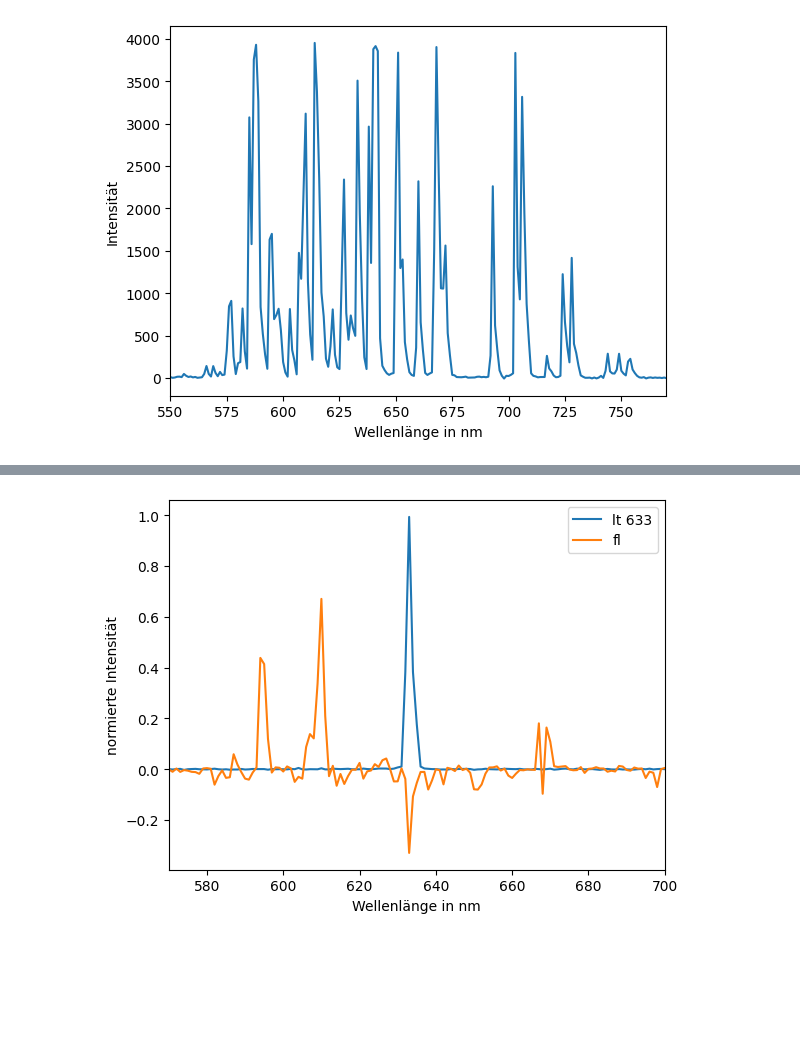
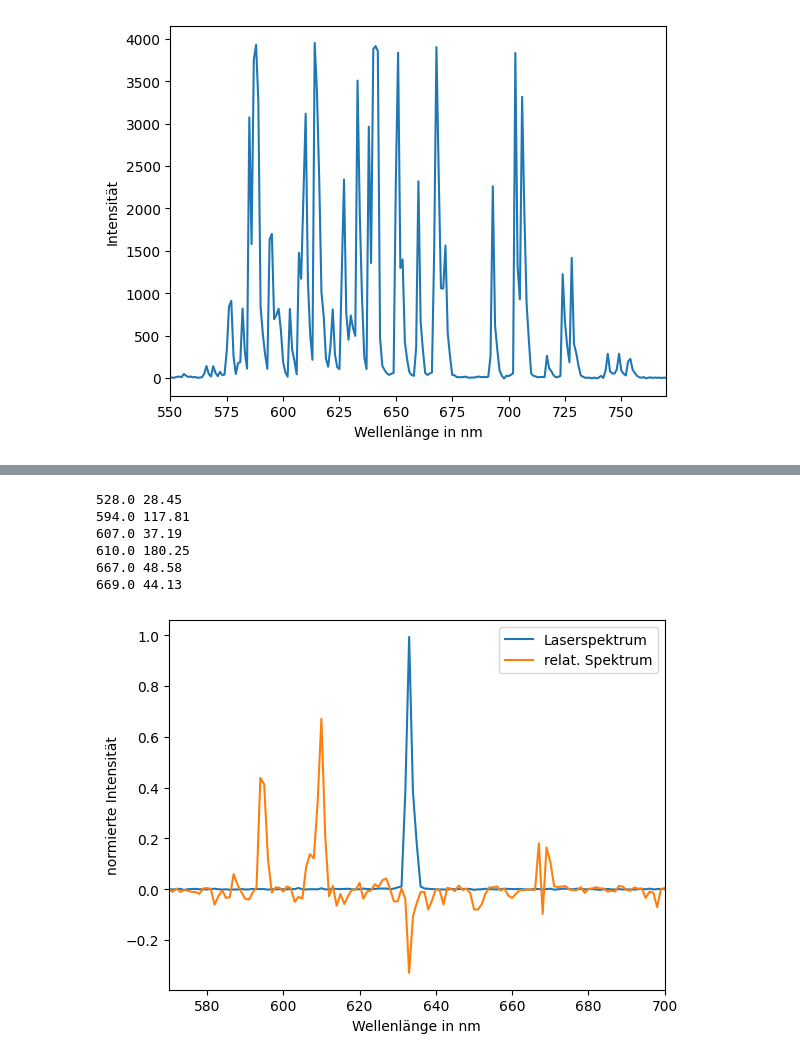
Before and after one commit to emhl/FP1, a Jupyter notebook: HeNe-Laser.ipynb, the cells around one changed output, grey strips where cells are left out. Saved outputs shown, nothing was run; the diff lists cells and outputs as text; code cells hidden in the pictures; blank space fills up the shorter version.

```diff
--- a/HeNe-Laser.ipynb
+++ b/HeNe-Laser.ipynb
@@ -449,11 +466,18 @@ plt.savefig("HeNe-Laser/output/5-fluoreszenz-zoom.png")
 # %% [output]
 [figure]
 # %%
-plt.plot(db_633[0],norm2(db_633[1]),label='db 633')
-plt.plot(fl_db_633[0],norm2(fl_db_633[1]),label='fl')
+plt.plot(db_633[0],norm2(db_633[1]),label='Laserspektrum')
+plt.plot(fl_db_633[0],norm2(fl_db_633[1]),label='relat. Spektrum')
 
 plt.xlim(570,700)
 plt.legend()
+
+# find peaks
+peaks = find_peaks(norm2(fl_db_633[1]),height=0.1)
+for i in peaks[0]:
+    print(fl_db_633[0][i], fl_db_633[1][i])
+
+# plt.scatter(fl_db_633[0][peaks[0]],[0]*len(peaks[0]),c='r')
 
 plt.xlabel("Wellenlänge in nm")
 plt.ylabel("normierte Intensität")
@@ -464,14 +492,28 @@ plt.savefig("HeNe-Laser/output/5-fluoreszenz-db-633.png")
 # %%
-plt.plot(lt_633[0],norm2(lt_633[1]),label='lt 633')
-plt.plot(fl_lt_633[0],norm2(fl_lt_633[1]),label='fl')
+plt.plot(lt_633[0],norm2(lt_633[1]),label='Laserspektrum')
+plt.plot(fl_lt_633[0],norm2(fl_lt_633[1]),label='relat. Spektrum')
 
 plt.xlim(570,700)
 plt.legend()
+
+# find peaks
+peaks = find_peaks(norm2(fl_lt_633[1]),height=0.1)
+for i in peaks[0]:
+    print(fl_lt_633[0][i], fl_lt_633[1][i])
+
+# plt.scatter(fl_db_633[0][peaks[0]],[0]*len(peaks[0]),c='r')
+
 
 plt.xlabel("Wellenlänge in nm")
 plt.ylabel("normierte Intensität")
 
 plt.savefig("HeNe-Laser/output/5-fluoreszenz-lt-633.png")
 # %% [output]
+528.0 28.45
+594.0 117.81
+607.0 37.19
+610.0 180.25
+667.0 48.58
+669.0 44.13
-[figure, old version]
+[figure, new version]
 # %%
```
Also changed, not shown: parts of 7 cells of this notebook, 5 other files.
